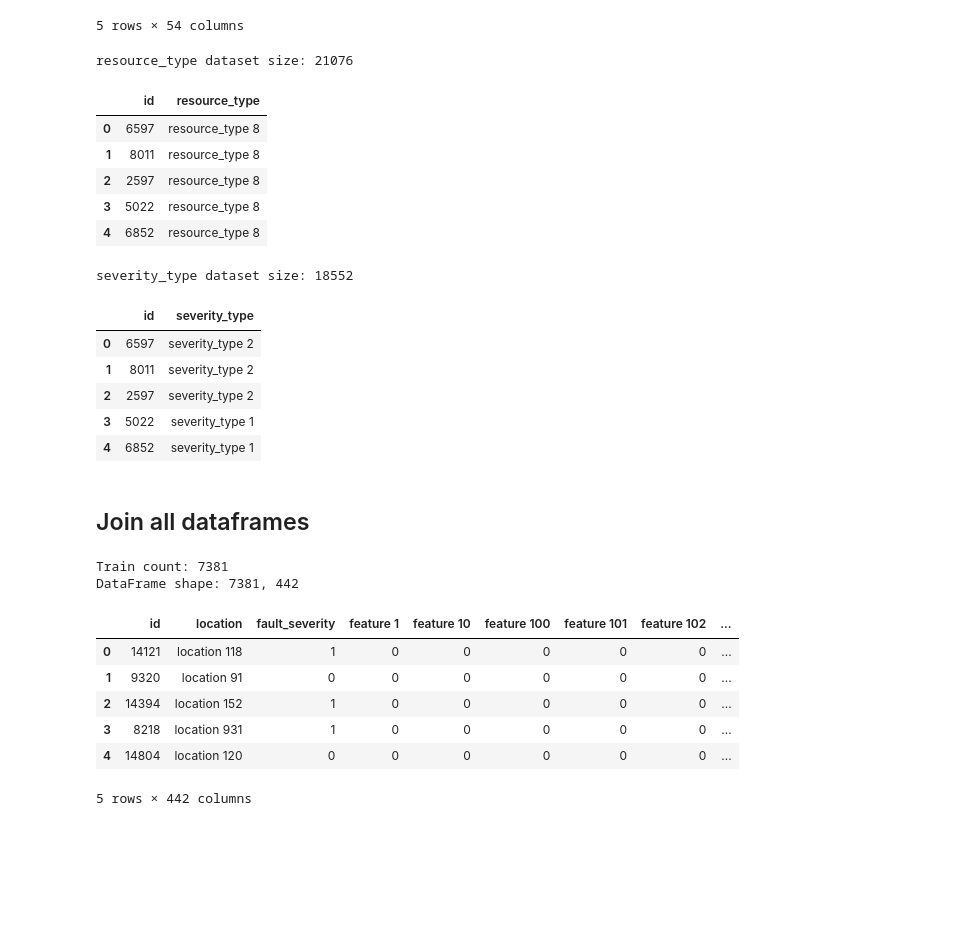
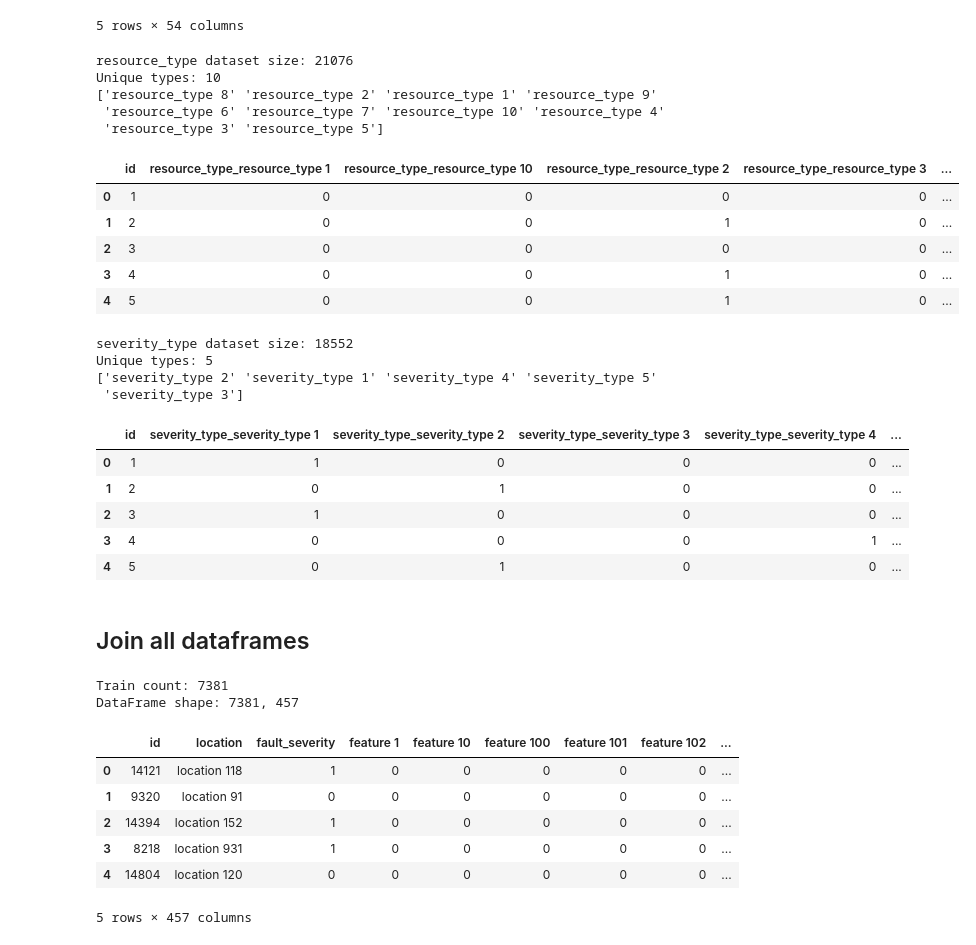
Before and after one commit to klangner/telstra, a Jupyter notebook: notebook/Exploratory Analysis.ipynb, the cells around one changed output. Drawn from its saved outputs; the diff is of its cells as text; code cells hidden in the pictures; blank space fills up the shorter version.

```diff
--- a/notebook/Exploratory Analysis.ipynb
+++ b/notebook/Exploratory Analysis.ipynb
@@ -104,45 +104,57 @@ event_type dataset size: 31170
 # %%
 resource_type = pd.read_csv('../data/resource_type.csv')
 print('resource_type dataset size: %d' % len(resource_type))
-resource_type.head()
+print('Unique types: %d' % len(resource_type['resource_type'].unique()))
+print(resource_type['resource_type'].unique())
+sparse_resource = pd.get_dummies(resource_type).groupby('id').sum().reset_index()
+sparse_resource.head()
 # %% [output]
 resource_type dataset size: 21076
+Unique types: 10
+['resource_type 8' 'resource_type 2' 'resource_type 1' 'resource_type 9'
+ 'resource_type 6' 'resource_type 7' 'resource_type 10' 'resource_type 4'
+ 'resource_type 3' 'resource_type 5']
-|  | id | resource_type |
-| 0 | 6597 | resource_type 8 |
-| 1 | 8011 | resource_type 8 |
-| 2 | 2597 | resource_type 8 |
-| 3 | 5022 | resource_type 8 |
-| 4 | 6852 | resource_type 8 |
+|  | id | resource_type_resource_type 1 | resource_type_resource_type 10 | resource_type_resource_type 2 | resource_type_resource_type 3 | ... |
+| 0 | 1 | 0 | 0 | 0 | 0 | ... |
+| 1 | 2 | 0 | 0 | 1 | 0 | ... |
+| 2 | 3 | 0 | 0 | 0 | 0 | ... |
+| 3 | 4 | 0 | 0 | 1 | 0 | ... |
+| 4 | 5 | 0 | 0 | 1 | 0 | ... |
 # %%
 severity_type = pd.read_csv('../data/severity_type.csv')
 print('severity_type dataset size: %d' % len(severity_type))
-severity_type.head()
+print('Unique types: %d' % len(severity_type['severity_type'].unique()))
+print(severity_type['severity_type'].unique())
+sparse_severity = pd.get_dummies(severity_type).groupby('id').sum().reset_index()
+sparse_severity.head()
 # %% [output]
 severity_type dataset size: 18552
+Unique types: 5
+['severity_type 2' 'severity_type 1' 'severity_type 4' 'severity_type 5'
+ 'severity_type 3']
-|  | id | severity_type |
-| 0 | 6597 | severity_type 2 |
-| 1 | 8011 | severity_type 2 |
-| 2 | 2597 | severity_type 2 |
-| 3 | 5022 | severity_type 1 |
-| 4 | 6852 | severity_type 1 |
+|  | id | severity_type_severity_type 1 | severity_type_severity_type 2 | severity_type_severity_type 3 | severity_type_severity_type 4 | ... |
+| 0 | 1 | 1 | 0 | 0 | 0 | ... |
+| 1 | 2 | 0 | 1 | 0 | 0 | ... |
+| 2 | 3 | 1 | 0 | 0 | 0 | ... |
+| 3 | 4 | 0 | 0 | 0 | 1 | ... |
+| 4 | 5 | 0 | 1 | 0 | 0 | ... |
 # %% [markdown]
 ## Join all dataframes
 # %%
 df = train.merge(sparse_feature, on='id')
 df = df.merge(sparse_events, on='id')
-# df = df.merge(event_type, on='id')
-# df = df.merge(resource_type, on='id')
-# df = df.merge(severity_type, on='id')
+df = df.merge(sparse_resource, on='id')
+df = df.merge(sparse_severity, on='id')
 print('Train count: %d' % len(train))
 print('DataFrame shape: %d, %d' % (len(df), len(df.columns)))
 df.head()
 # %% [output]
 Train count: 7381
-DataFrame shape: 7381, 442
+DataFrame shape: 7381, 457
 |  | id | location | fault_severity | feature 1 | feature 10 | feature 100 | feature 101 | feature 102 | ... |
 | 0 | 14121 | location 118 | 1 | 0 | 0 | 0 | 0 | 0 | ... |
 | 1 | 9320 | location 91 | 0 | 0 | 0 | 0 | 0 | 0 | ... |
 | 2 | 14394 | location 152 | 1 | 0 | 0 | 0 | 0 | 0 | ... |
 | 3 | 8218 | location 931 | 1 | 0 | 0 | 0 | 0 | 0 | ... |
 | 4 | 14804 | location 120 | 0 | 0 | 0 | 0 | 0 | 0 | ... |
-5 rows × 442 columns
+5 rows × 457 columns
```
Also changed, not shown: parts of 1 cell of this notebook, 2 other files.
